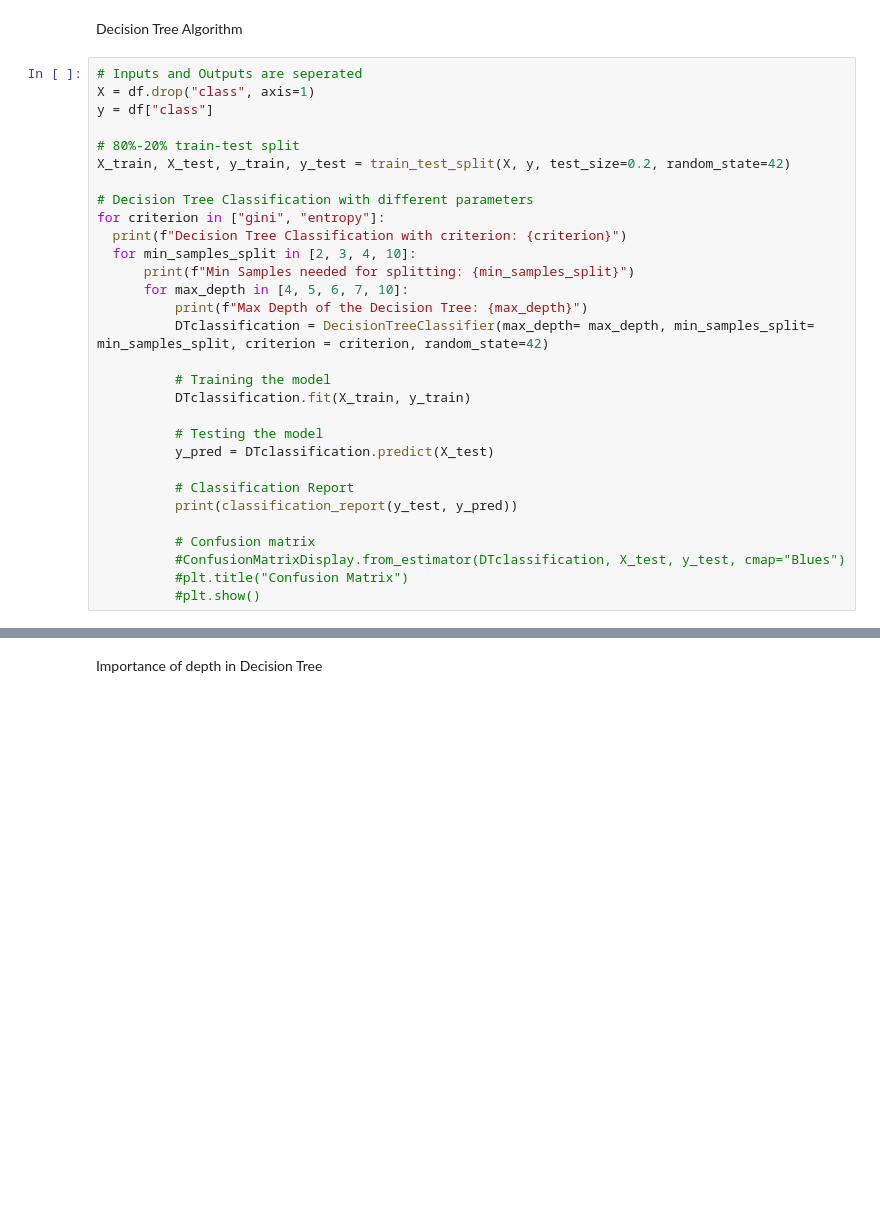
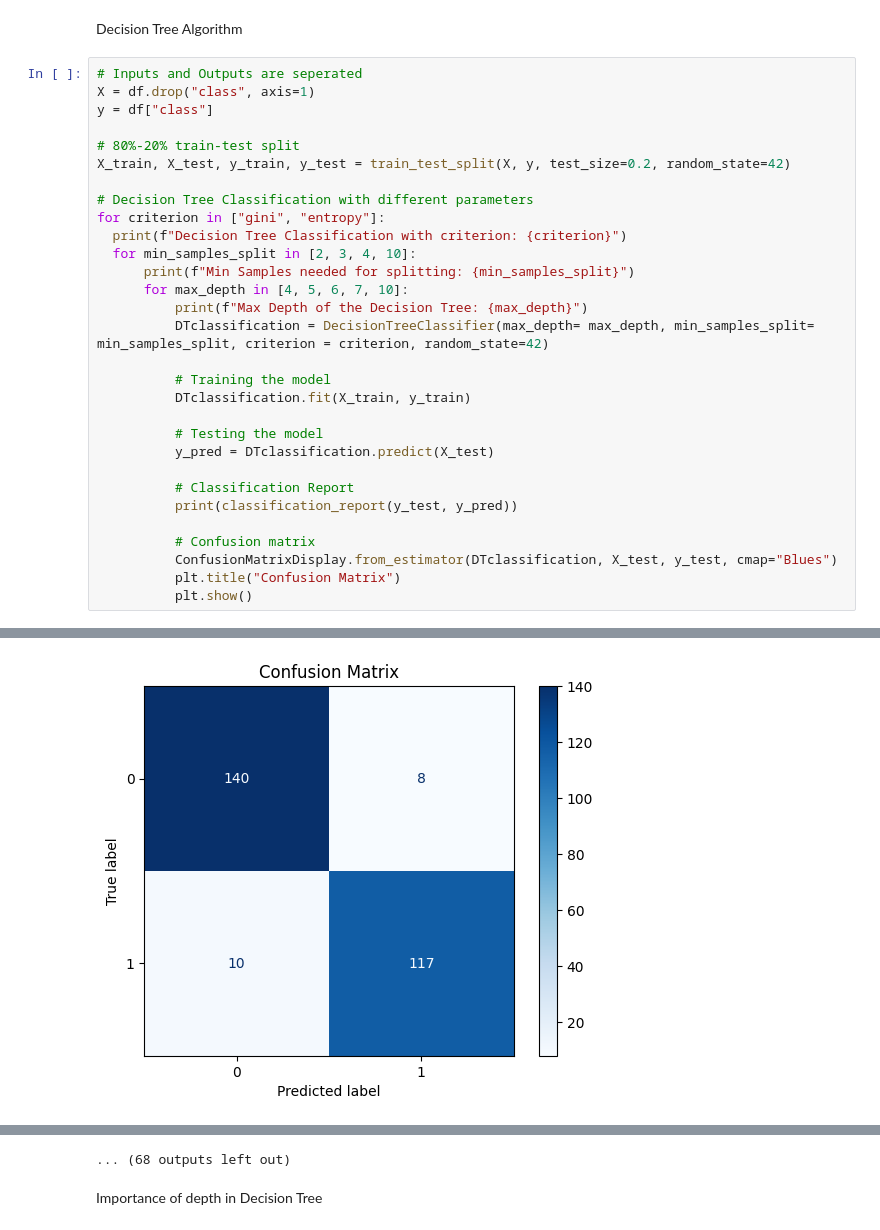
Before and after one commit to omergunal23/DecisionTree_BanknoteAuthentication, a Jupyter notebook: DecisionTree_BanknoteAuthentication.ipynb, the cells around one changed output, grey strips where cells are left out. Saved outputs shown, nothing was run; the diff lists cells and outputs as text; blank space fills up the shorter version.

```diff
--- a/DecisionTree_BanknoteAuthentication.ipynb
+++ b/DecisionTree_BanknoteAuthentication.ipynb
@@ -75,9 +75,9 @@ for criterion in ["gini", "entropy"]:
           print(classification_report(y_test, y_pred))
 
           # Confusion matrix
-          #ConfusionMatrixDisplay.from_estimator(DTclassification, X_test, y_test, cmap="Blues")
-          #plt.title("Confusion Matrix")
-          #plt.show()
+          ConfusionMatrixDisplay.from_estimator(DTclassification, X_test, y_test, cmap="Blues")
+          plt.title("Confusion Matrix")
+          plt.show()
 # %% [output]
 Decision Tree Classification with criterion: gini
 Min Samples needed for splitting: 2
@@ -98,0 +93 @@ weighted avg       0.98      0.98      0.98       275
+[figure, added]
@@ -99,3 +145,4 @@ weighted avg       0.98      0.98      0.98       275
+... (68 outputs left out)
 # %% [markdown]
 Importance of depth in Decision Tree
 # %%
```
Also changed, not shown: parts of 2 cells of this notebook.
